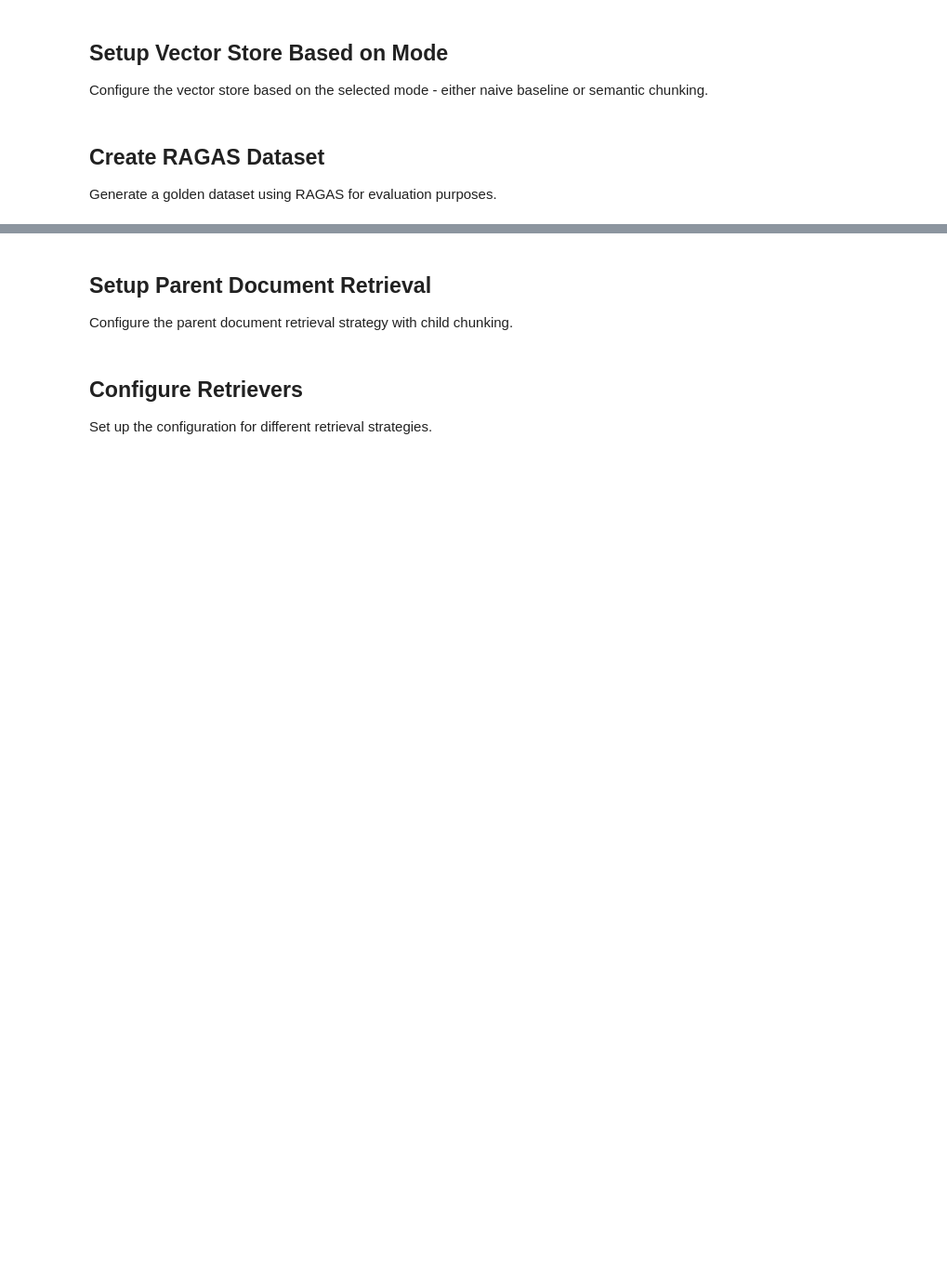
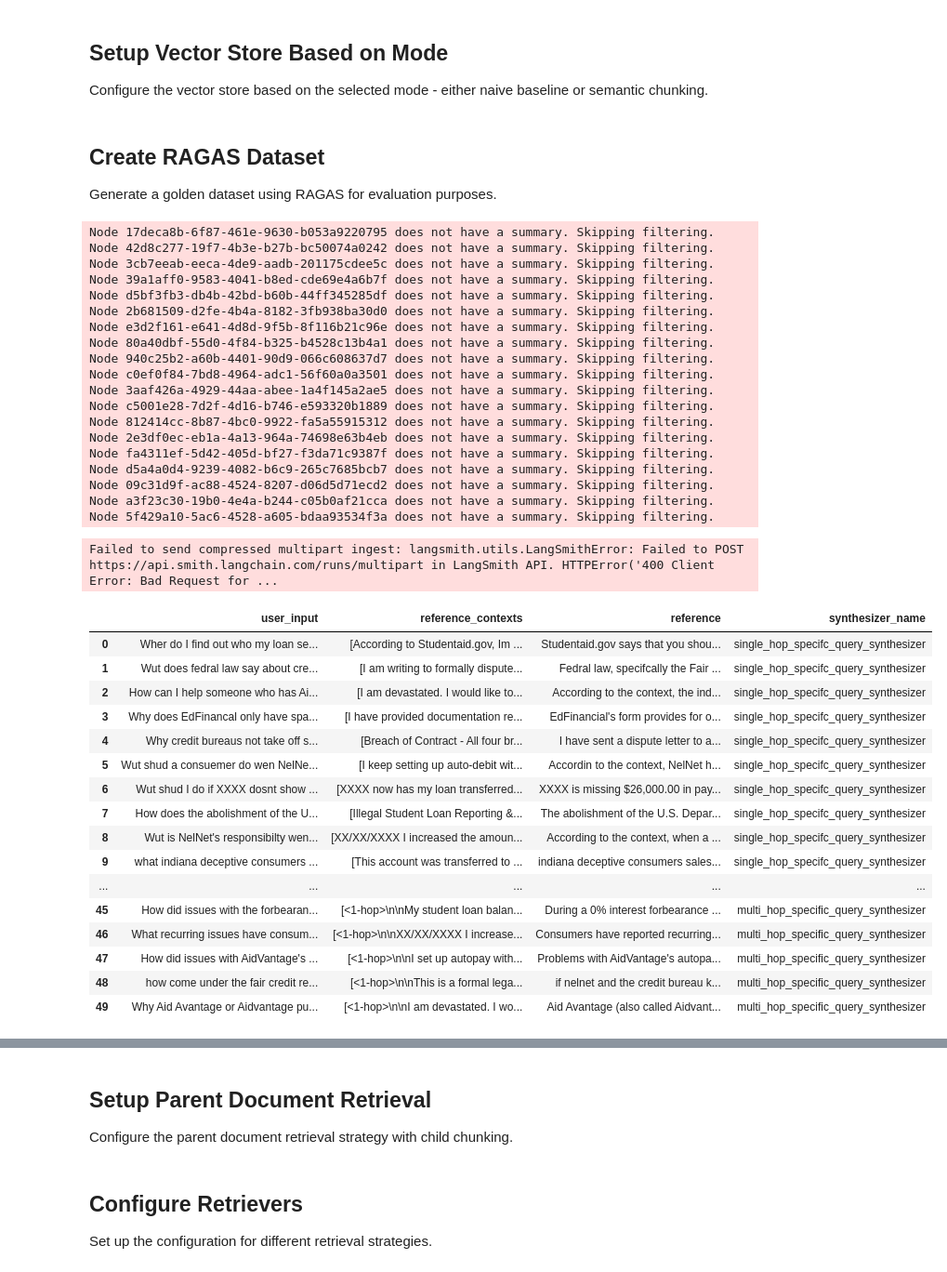
Before and after one commit to jsmejia78/AIE7, a Jupyter notebook: 09_Advanced_Retrieval/Evals_Advance_Retrival.ipynb, the cells around one changed output, grey strips where cells are left out. Shown: that part at 93% size. Cells and saved outputs as stored; diff of their text form; code cells hidden in the pictures; blank space fills up the shorter version.

```diff
--- a/09_Advanced_Retrieval/Evals_Advance_Retrival.ipynb
+++ b/09_Advanced_Retrieval/Evals_Advance_Retrival.ipynb
@@ -109,9 +113,47 @@ Generate a golden dataset using RAGAS for evaluation purposes.
 # %%
 generator_llm = LangchainLLMWrapper(ChatOpenAI(model="gpt-4.1"))
 generator_embeddings = LangchainEmbeddingsWrapper(OpenAIEmbeddings())
 
 generator = TestsetGenerator(llm=generator_llm, embedding_model=generator_embeddings)
 golden_dataset = generator.generate_with_langchain_docs(loan_complaint_data, testset_size=50)
 
 # View the dataset
-# golden_dataset.to_pandas()
+golden_dataset.to_pandas()
+# %% [output]
+Node 17deca8b-6f87-461e-9630-b053a9220795 does not have a summary. Skipping filtering.
+Node 42d8c277-19f7-4b3e-b27b-bc50074a0242 does not have a summary. Skipping filtering.
+Node 3cb7eeab-eeca-4de9-aadb-201175cdee5c does not have a summary. Skipping filtering.
+Node 39a1aff0-9583-4041-b8ed-cde69e4a6b7f does not have a summary. Skipping filtering.
+Node d5bf3fb3-db4b-42bd-b60b-44ff345285df does not have a summary. Skipping filtering.
+Node 2b681509-d2fe-4b4a-8182-3fb938ba30d0 does not have a summary. Skipping filtering.
+Node e3d2f161-e641-4d8d-9f5b-8f116b21c96e does not have a summary. Skipping filtering.
+Node 80a40dbf-55d0-4f84-b325-b4528c13b4a1 does not have a summary. Skipping filtering.
+Node 940c25b2-a60b-4401-90d9-066c608637d7 does not have a summary. Skipping filtering.
+Node c0ef0f84-7bd8-4964-adc1-56f60a0a3501 does not have a summary. Skipping filtering.
+Node 3aaf426a-4929-44aa-abee-1a4f145a2ae5 does not have a summary. Skipping filtering.
+Node c5001e28-7d2f-4d16-b746-e593320b1889 does not have a summary. Skipping filtering.
+Node 812414cc-8b87-4bc0-9922-fa5a55915312 does not have a summary. Skipping filtering.
+Node 2e3df0ec-eb1a-4a13-964a-74698e63b4eb does not have a summary. Skipping filtering.
+Node fa4311ef-5d42-405d-bf27-f3da71c9387f does not have a summary. Skipping filtering.
+Node d5a4a0d4-9239-4082-b6c9-265c7685bcb7 does not have a summary. Skipping filtering.
+Node 09c31d9f-ac88-4524-8207-d06d5d71ecd2 does not have a summary. Skipping filtering.
+Node a3f23c30-19b0-4e4a-b244-c05b0af21cca does not have a summary. Skipping filtering.
+Node 5f429a10-5ac6-4528-a605-bdaa93534f3a does not have a summary. Skipping filtering.
+Failed to send compressed multipart ingest: langsmith.utils.LangSmithError: Failed to POST https://api.smith.langchain.com/runs/multipart in LangSmith API. HTTPError('400 Client Error: Bad Request for ...
+|  | user_input | reference_contexts | reference | synthesizer_name |
+| 0 | Wher do I find out who my loan se... | [According to Studentaid.gov, Im ... | Studentaid.gov says that you shou... | single_hop_specifc_query_synthesizer |
+| 1 | Wut does fedral law say about cre... | [I am writing to formally dispute... | Fedral law, specifcally the Fair ... | single_hop_specifc_query_synthesizer |
+| 2 | How can I help someone who has Ai... | [I am devastated. I would like to... | According to the context, the ind... | single_hop_specifc_query_synthesizer |
+| 3 | Why does EdFinancal only have spa... | [I have provided documentation re... | EdFinancial's form provides for o... | single_hop_specifc_query_synthesizer |
+| 4 | Why credit bureaus not take off s... | [Breach of Contract - All four br... | I have sent a dispute letter to a... | single_hop_specifc_query_synthesizer |
+| 5 | Wut shud a consuemer do wen NelNe... | [I keep setting up auto-debit wit... | Accordin to the context, NelNet h... | single_hop_specifc_query_synthesizer |
+| 6 | Wut shud I do if XXXX dosnt show ... | [XXXX now has my loan transferred... | XXXX is missing $26,000.00 in pay... | single_hop_specifc_query_synthesizer |
+| 7 | How does the abolishment of the U... | [Illegal Student Loan Reporting &... | The abolishment of the U.S. Depar... | single_hop_specifc_query_synthesizer |
+| 8 | Wut is NelNet's responsibilty wen... | [XX/XX/XXXX I increased the amoun... | According to the context, when a ... | single_hop_specifc_query_synthesizer |
+| 9 | what indiana deceptive consumers ... | [This account was transferred to ... | indiana deceptive consumers sales... | single_hop_specifc_query_synthesizer |
+| ... | ... | ... | ... | ... |
+| 45 | How did issues with the forbearan... | [<1-hop>\n\nMy student loan balan... | During a 0% interest forbearance ... | multi_hop_specific_query_synthesizer |
+| 46 | What recurring issues have consum... | [<1-hop>\n\nXX/XX/XXXX I increase... | Consumers have reported recurring... | multi_hop_specific_query_synthesizer |
+| 47 | How did issues with AidVantage's ... | [<1-hop>\n\nI set up autopay with... | Problems with AidVantage's autopa... | multi_hop_specific_query_synthesizer |
+| 48 | how come under the fair credit re... | [<1-hop>\n\nThis is a formal lega... | if nelnet and the credit bureau k... | multi_hop_specific_query_synthesizer |
+| 49 | Why Aid Avantage or Aidvantage pu... | [<1-hop>\n\nI am devastated. I wo... | Aid Avantage (also called Aidvant... | multi_hop_specific_query_synthesizer |
```
Also changed, not shown: parts of 12 cells of this notebook, 15 other files.
